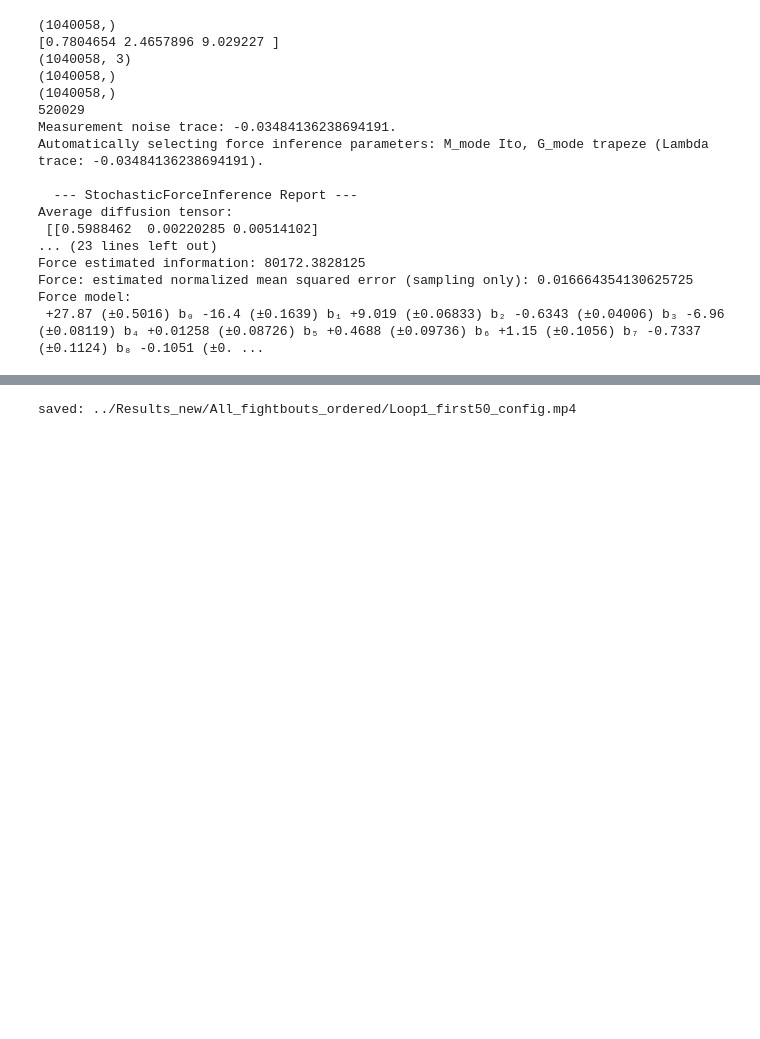
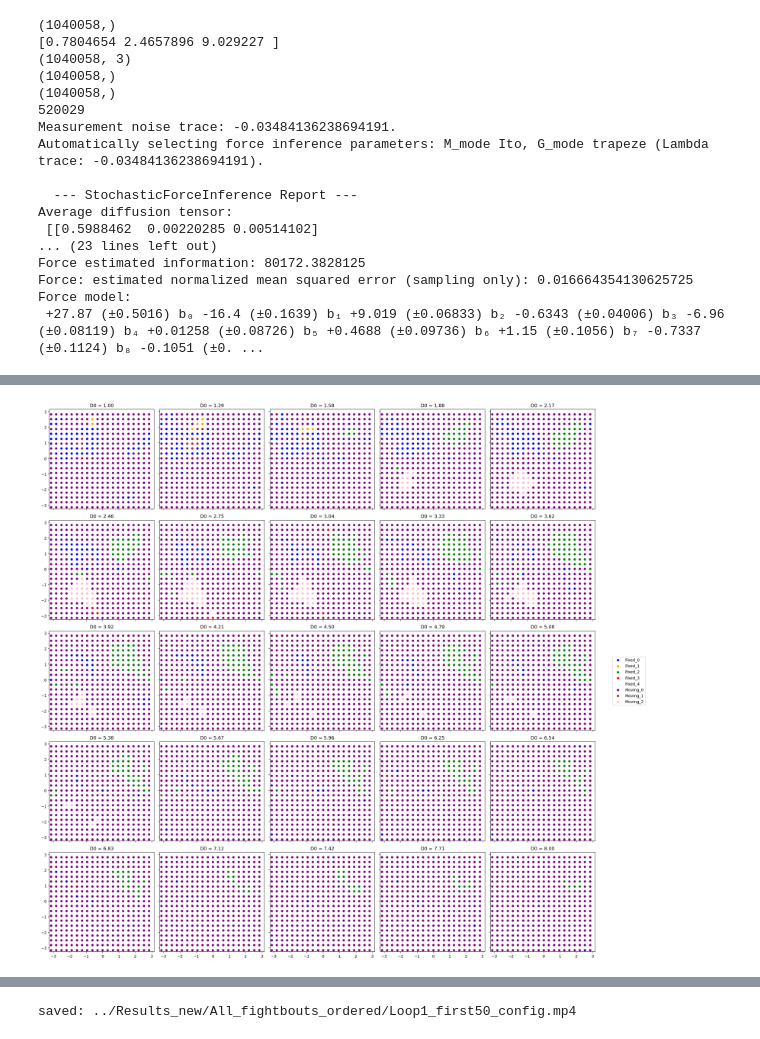
Before and after one commit to Marindevandijk/Thesis-clean, a Jupyter notebook: notebook_exploratory/Analyse_endpoints.ipynb, the cells around one changed output, grey strips where cells are left out. Drawn from its saved outputs; the diff is of its cells as text; code cells hidden in the pictures; blank space fills up the shorter version.

```diff
--- a/notebook_exploratory/Analyse_endpoints.ipynb
+++ b/notebook_exploratory/Analyse_endpoints.ipynb
@@ -684,0 +743,85 @@ df startpoint: [ 2.    -1.257  1.257] | npz match: [ 2.    -1.257  1.257] | dist
+# %%
+df = classify_fixed_and_loops(
+    analyze_endpoints_file(f"../Results_new/All_fightbouts_ordered_morepoints_another/Endpoints_first_half.csv"),
+    eps_loop=1.0,
+    min_samples_loop=1,
+    force_tol=1e-3
+)
+
+df = df.reset_index(drop=True)
+
+print(df["attractor_id"].value_counts())
+labels = []
+
+df_starts = df[["d0", "theta10", "theta20"]].values
+
+for sp in startpoints:
+    dist = np.linalg.norm(df_starts - sp, axis=1)
+    labels.append(df.iloc[np.argmin(dist)]["attractor_id"])
+
+labels = np.array(labels)
+print(len(labels), len(startpoints))
+
+unique_labels = np.unique(labels)
+label_to_int = {lab: i for i, lab in enumerate(unique_labels)}
+colors = np.array([label_to_int[l] for l in labels])
+
+D_values = np.unique(np.round(startpoints[:, 0], 6))
+
+ncols = 5
+nrows = int(np.ceil(len(D_values) / ncols))
+
+
+
+color_dict = {
+    "Fixed_0": "blue",
+    "Fixed_1": "orange",
+    "Fixed_2": "green",
+    "Fixed_3": "red",
+    "Fixed_4": "white",
+    "Moving_0": "purple",
+    "Moving_1": "brown",
+    "Moving_2": "pink",
+}
+
+fig, axs = plt.subplots(
+    nrows, ncols,
+    figsize=(4*ncols, 4*nrows),
+    sharex=True,
+    sharey=True
+)
+
+axs = axs.ravel()
+
+for ax, D0 in zip(axs, D_values):
+
+    mask_D = np.isclose(startpoints[:,0], D0)
+
+    for lab in unique_labels:
+
+        mask = mask_D & (labels == lab)
+
+        ax.scatter(
+            startpoints[mask,1],
+            startpoints[mask,2],
+            color=color_dict[lab],
+            s=25,
+            label=lab
+        )
+
+    ax.set_title(f"D0 = {D0:.2f}")
+    ax.set_xlim((-np.pi-0.1), np.pi)
+    ax.set_ylim((-np.pi-0.1), np.pi)
+
+handles, labels_leg = axs[0].get_legend_handles_labels()
+
+fig.legend(
+    handles,
+    labels_leg,
+    bbox_to_anchor=(1.02,0.5),
+    loc="center left"
+)
+
+plt.tight_layout()
+plt.show()
+# %% [output]
@@ -685 +839,2 @@ df startpoint: [ 2.    -1.257  1.257] | npz match: [ 2.    -1.257  1.257] | dist
+[figure, added]
 # %%
```
Also changed, not shown: parts of 7 cells of this notebook, 4 other files.
